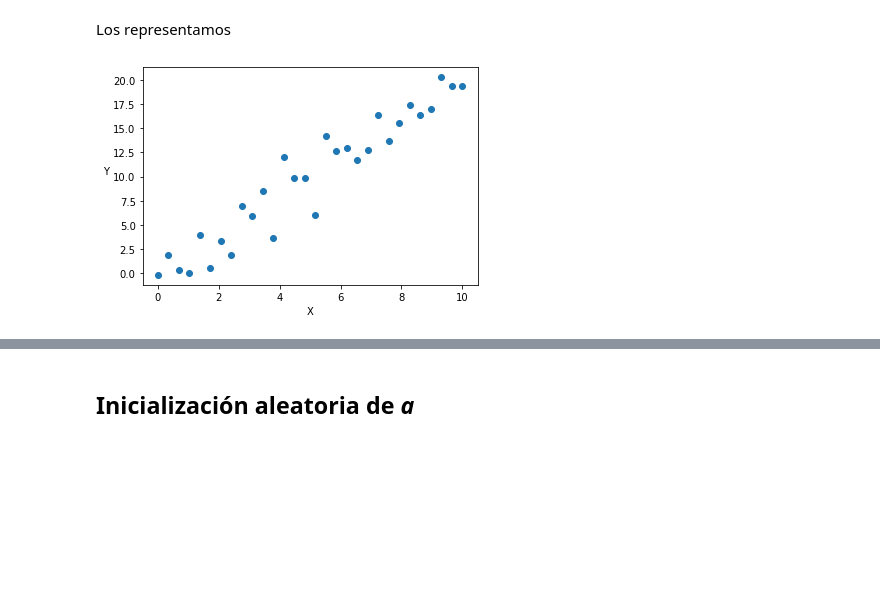
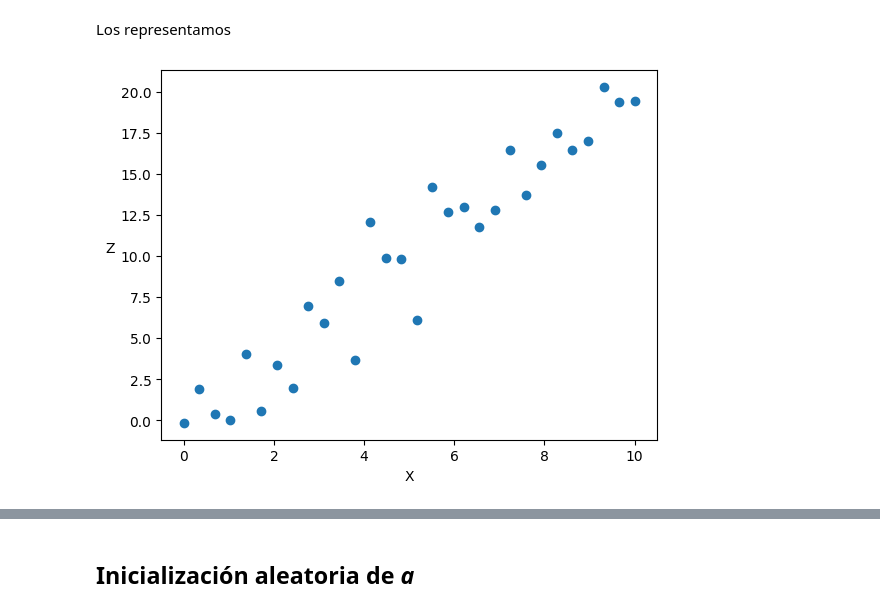
Before and after one commit to maximofn/Curso_Pytorch, a Jupyter notebook: 03 Redes fully connected/08 Efecto de distintos valores del learning rate.ipynb, the cells around one changed output, grey strips where cells are left out. Cells and saved outputs as stored; diff of their text form; code cells hidden in the pictures; blank space fills up the shorter version.

```diff
--- a/03 Redes fully connected/08 Efecto de distintos valores del learning rate.ipynb
+++ b/03 Redes fully connected/08 Efecto de distintos valores del learning rate.ipynb
@@ -20,7 +20,7 @@ x = np.array( [ 0.        ,  0.34482759,  0.68965517,  1.03448276,  1.37931034,
         6.89655172,  7.24137931,  7.5862069 ,  7.93103448,  8.27586207,
         8.62068966,  8.96551724,  9.31034483,  9.65517241, 10.        ])
 
-y = np.array( [-0.16281253,  1.88707606,  0.39649312,  0.03857752,  4.0148778 ,
+z = np.array( [-0.16281253,  1.88707606,  0.39649312,  0.03857752,  4.0148778 ,
         0.58866234,  3.35711859,  1.94314906,  6.96106424,  5.89792585,
         8.47226615,  3.67698542, 12.05958678,  9.85234481,  9.82181679,
         6.07652248, 14.17536744, 12.67825433, 12.97499286, 11.76098542,
@@ -31,12 +31,12 @@ Los representamos
 # %%
 import matplotlib.pyplot as plt
 
-plt.scatter(x, y)
+plt.scatter(x, z)
 plt.xlabel('X')
-plt.ylabel('Y  ', rotation=0)
+plt.ylabel('Z  ', rotation=0)
 plt.show()
 # %% [output]
-[figure, old version]
+[figure, new version]
 # %% [markdown]
 Usamos, como lo hicimos la anterior vez, una neurona
 
```
Also changed, not shown: parts of 12 cells of this notebook, 28 other files.
